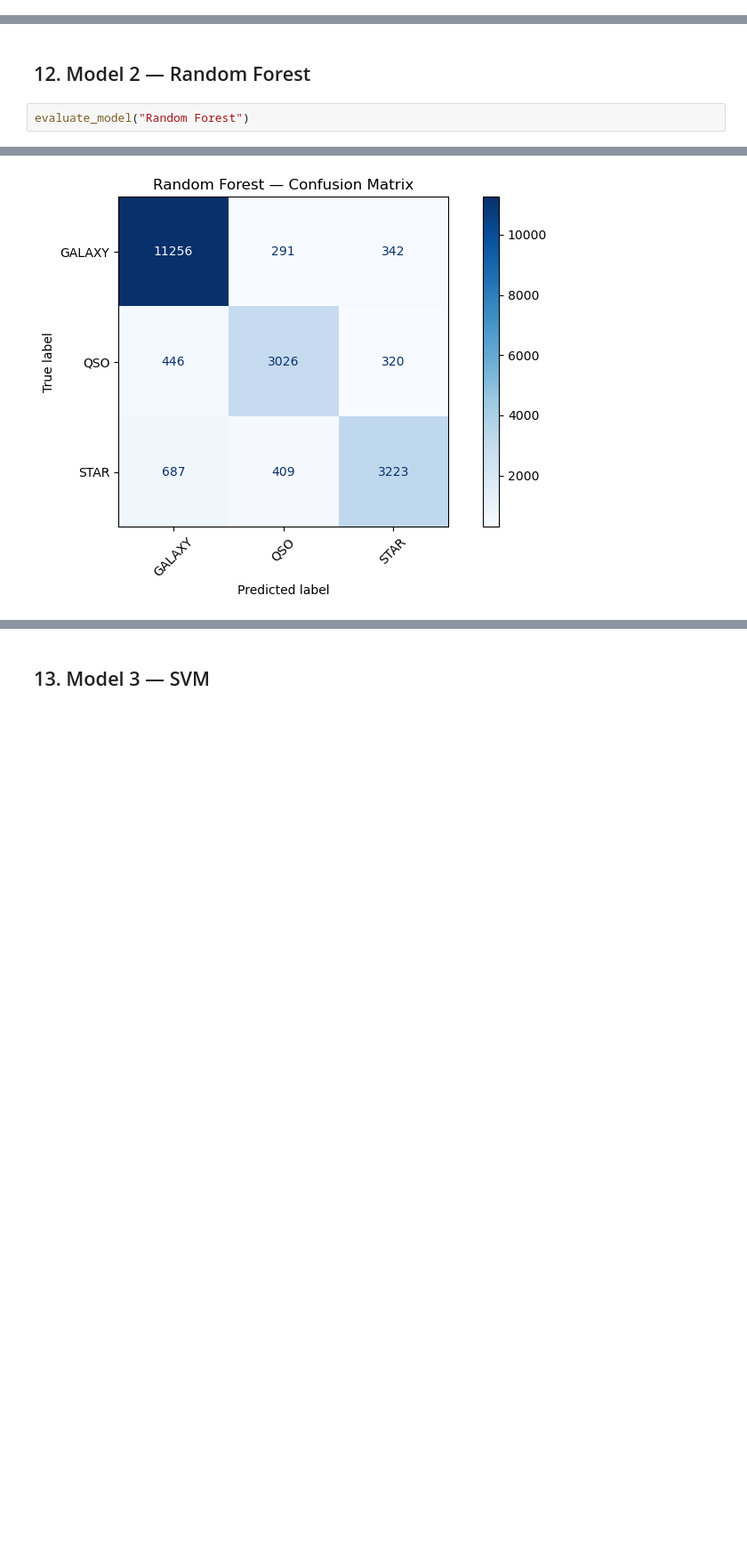
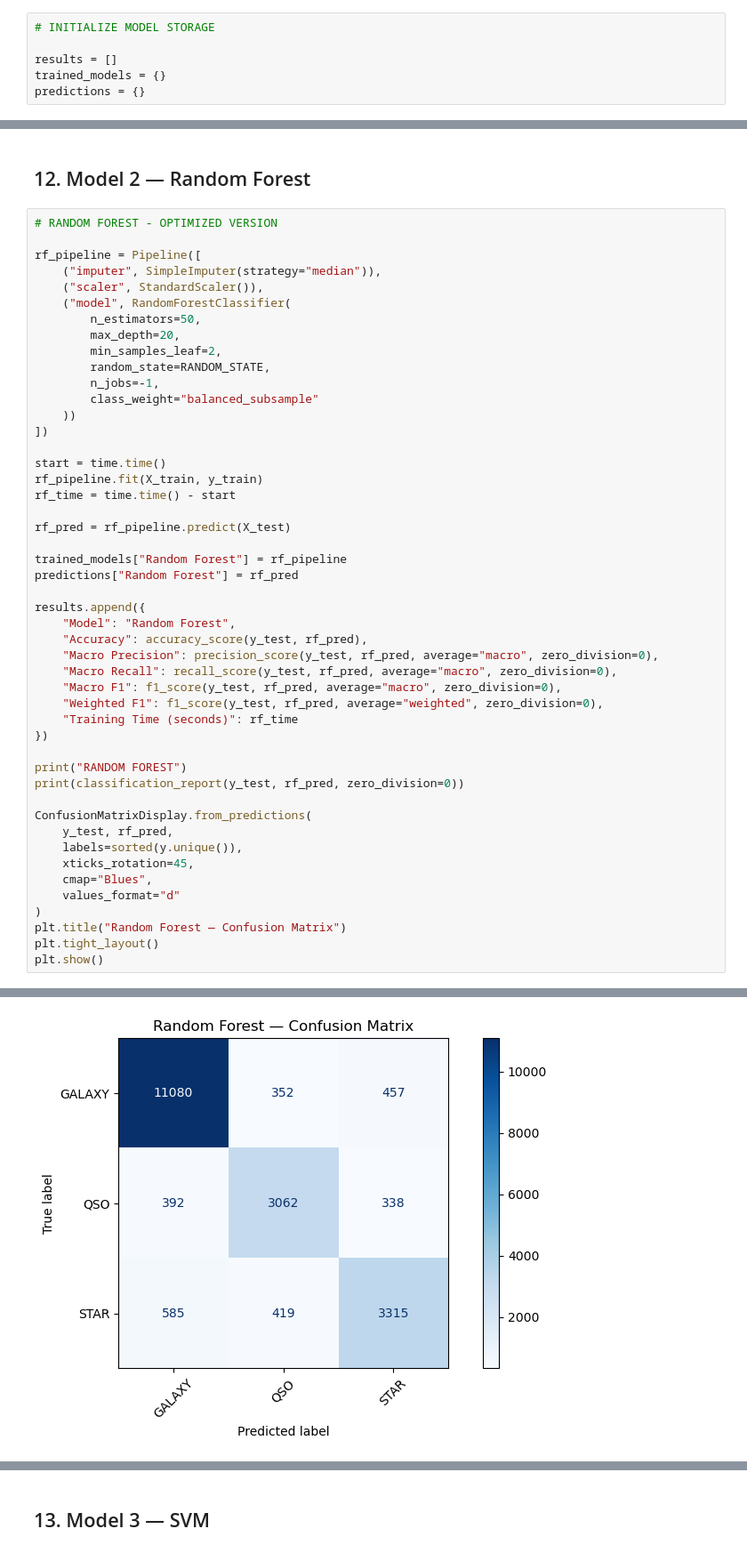
Before and after one commit to Aryan-khatrii/Star_Classification_ML_Project_V_Sem, a Jupyter notebook: star_classification_eda_models.ipynb, the cells around one changed output, grey strips where cells are left out. Shown at 89% size. Saved outputs shown, nothing was run; the diff lists cells and outputs as text; blank space fills up the shorter version.

```diff
--- a/star_classification_eda_models.ipynb
+++ b/star_classification_eda_models.ipynb
@@ -321,3 +297,9 @@ def evaluate_model(name):
+# %%
+# INITIALIZE MODEL STORAGE
+
+results = []
+trained_models = {}
+predictions = {}
 # %% [markdown]
 ## 11. Model 1 — Decision Tree
 # %%
@@ -341,5 +361,51 @@ Pipeline(steps=[('imputer', SimpleImputer(strategy='median')),
 # %% [markdown]
 ## 12. Model 2 — Random Forest
 # %%
-evaluate_model("Random Forest")
+# RANDOM FOREST - OPTIMIZED VERSION
+
+rf_pipeline = Pipeline([
+    ("imputer", SimpleImputer(strategy="median")),
+    ("scaler", StandardScaler()),
+    ("model", RandomForestClassifier(
+        n_estimators=50,
+        max_depth=20,
+        min_samples_leaf=2,
+        random_state=RANDOM_STATE,
+        n_jobs=-1,
+        class_weight="balanced_subsample"
+    ))
+])
+
+start = time.time()
+rf_pipeline.fit(X_train, y_train)
+rf_time = time.time() - start
+
+rf_pred = rf_pipeline.predict(X_test)
+
+trained_models["Random Forest"] = rf_pipeline
+predictions["Random Forest"] = rf_pred
+
+results.append({
+    "Model": "Random Forest",
+    "Accuracy": accuracy_score(y_test, rf_pred),
+    "Macro Precision": precision_score(y_test, rf_pred, average="macro", zero_division=0),
+    "Macro Recall": recall_score(y_test, rf_pred, average="macro", zero_division=0),
+    "Macro F1": f1_score(y_test, rf_pred, average="macro", zero_division=0),
+    "Weighted F1": f1_score(y_test, rf_pred, average="weighted", zero_division=0),
+    "Training Time (seconds)": rf_time
+})
+
+print("RANDOM FOREST")
+print(classification_report(y_test, rf_pred, zero_division=0))
+
+ConfusionMatrixDisplay.from_predictions(
+    y_test, rf_pred,
+    labels=sorted(y.unique()),
+    xticks_rotation=45,
+    cmap="Blues",
+    values_format="d"
+)
+plt.title("Random Forest — Confusion Matrix")
+plt.tight_layout()
+plt.show()
 # %% [output]
@@ -355 +422 @@ weighted avg       0.87      0.88      0.87     20000
-[figure, old version]
+[figure, new version]
```
Also changed, not shown: parts of 17 cells of this notebook, 7 other files.
